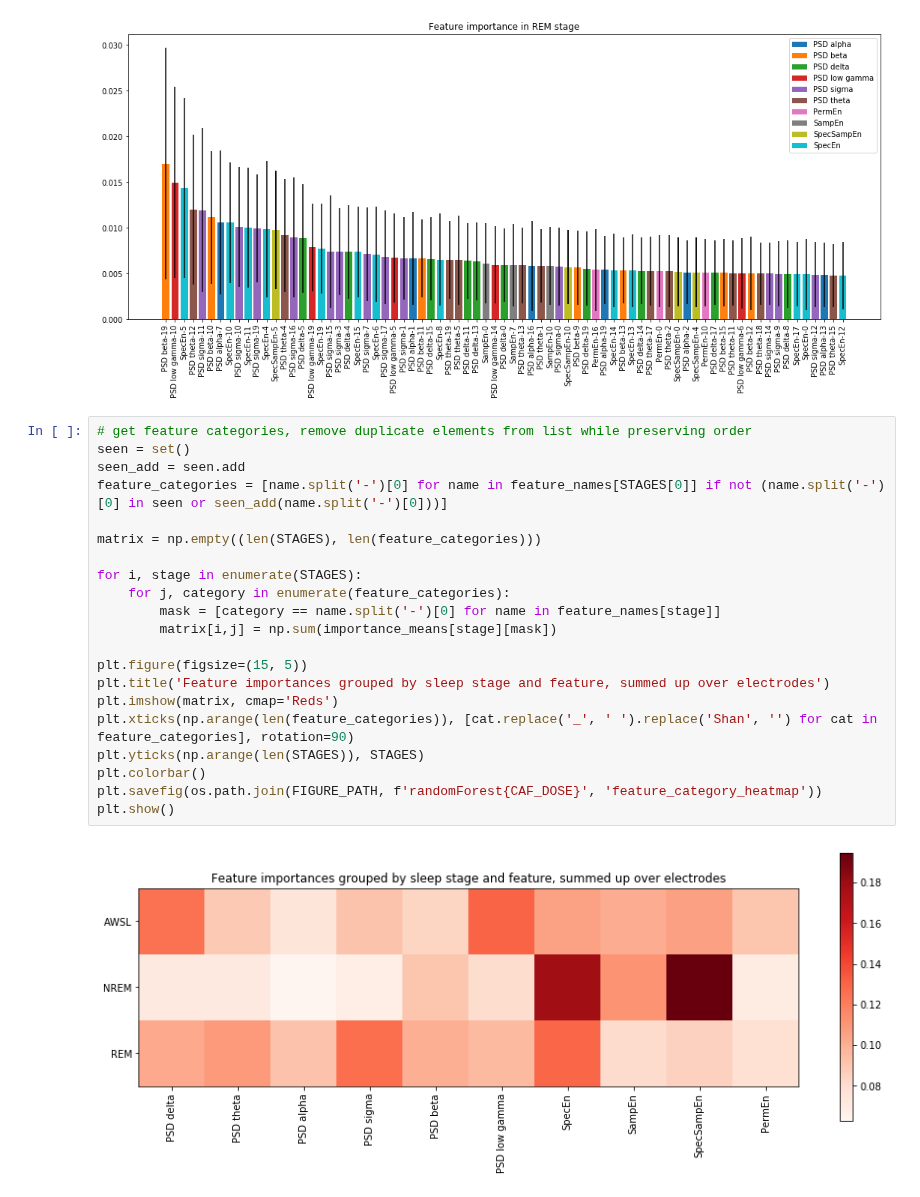
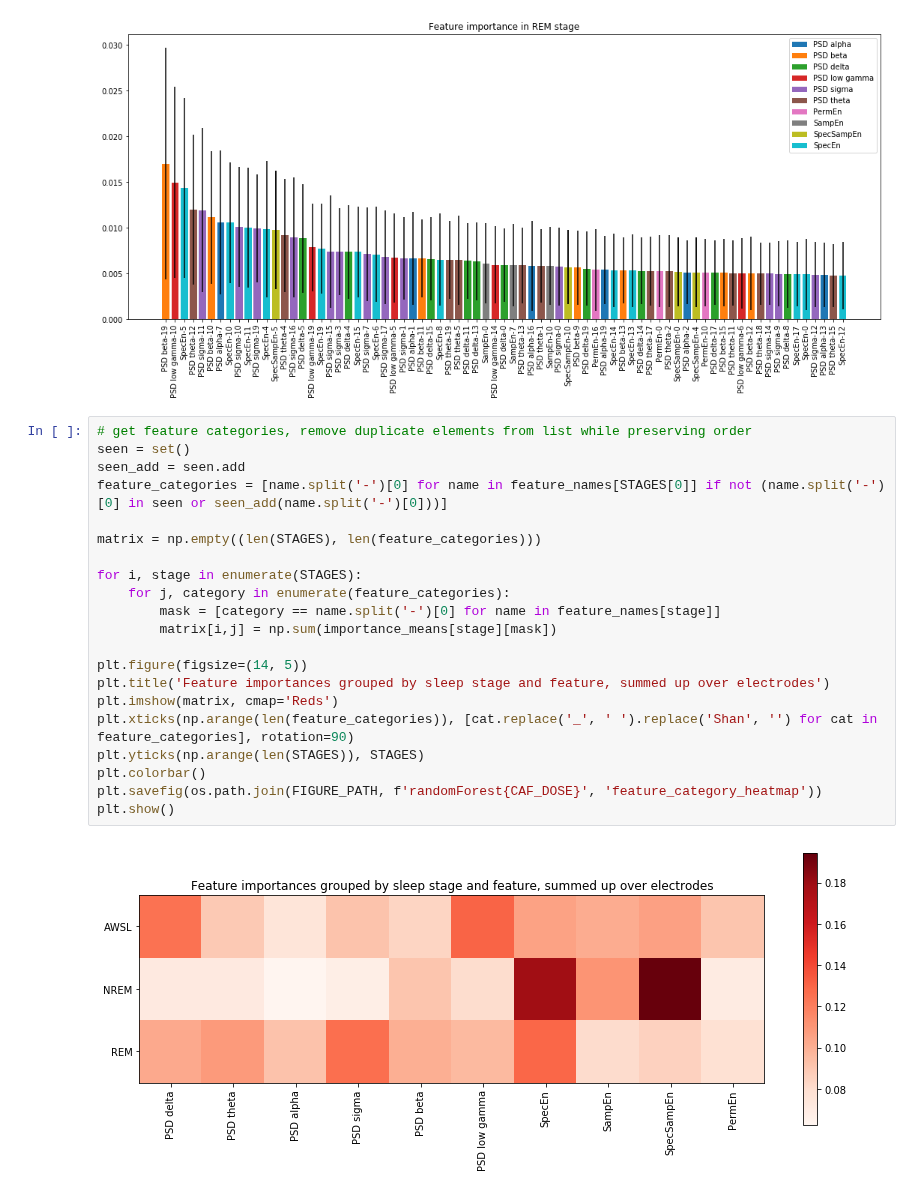
Before and after one commit to PhilippThoelke/caffeine-sleep, a Jupyter notebook: multiFeatureML/MultiFeatureRFFigures.ipynb, the cells around one changed output. Saved outputs shown, nothing was run; the diff lists cells and outputs as text.

Commit message:
Modify figures

```diff
--- a/multiFeatureML/MultiFeatureRFFigures.ipynb
+++ b/multiFeatureML/MultiFeatureRFFigures.ipynb
@@ -79,26 +79,26 @@ for stage in STAGES:
 # %%
 # get feature categories, remove duplicate elements from list while preserving order
 seen = set()
 seen_add = seen.add
 feature_categories = [name.split('-')[0] for name in feature_names[STAGES[0]] if not (name.split('-')[0] in seen or seen_add(name.split('-')[0]))]
 
 matrix = np.empty((len(STAGES), len(feature_categories)))
 
 for i, stage in enumerate(STAGES):
     for j, category in enumerate(feature_categories):
         mask = [category == name.split('-')[0] for name in feature_names[stage]]
         matrix[i,j] = np.sum(importance_means[stage][mask])
 
-plt.figure(figsize=(15, 5))
+plt.figure(figsize=(14, 5))
 plt.title('Feature importances grouped by sleep stage and feature, summed up over electrodes')
 plt.imshow(matrix, cmap='Reds')
 plt.xticks(np.arange(len(feature_categories)), [cat.replace('_', ' ').replace('Shan', '') for cat in feature_categories], rotation=90)
 plt.yticks(np.arange(len(STAGES)), STAGES)
 plt.colorbar()
 plt.savefig(os.path.join(FIGURE_PATH, f'randomForest{CAF_DOSE}', 'feature_category_heatmap'))
 plt.show()
 # %% [output]
-[figure, old version]
+[figure, new version]
 # %%
 colormap = 'Reds'
 
```
Also changed, not shown: parts of 1 cell of this notebook.
